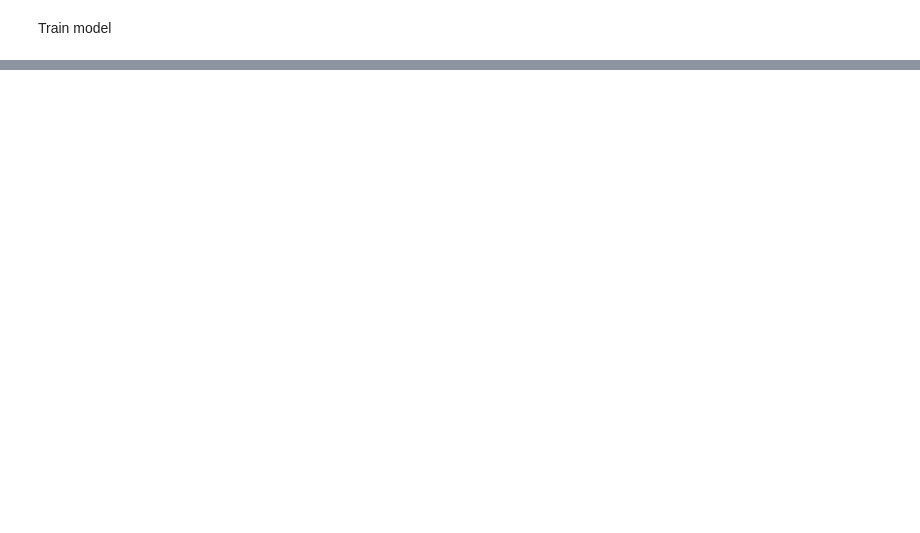
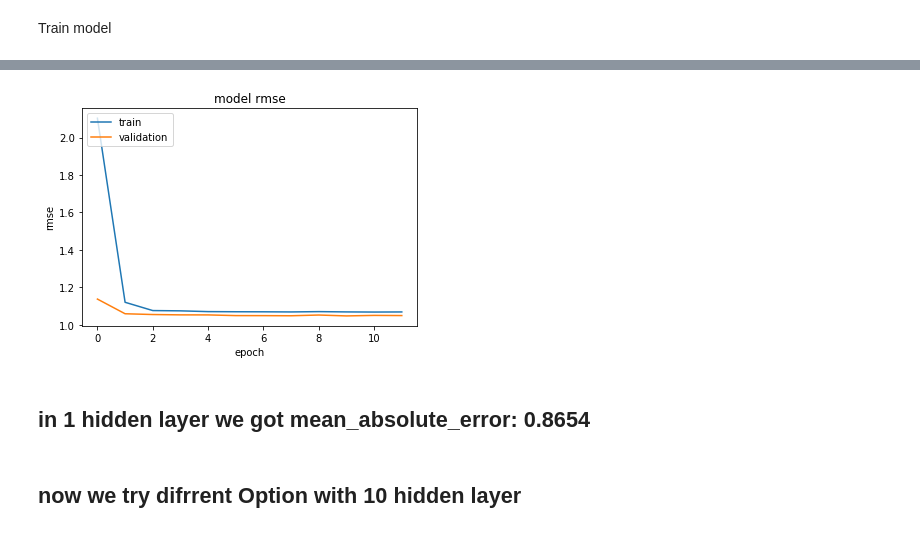
Before and after one commit to yakirzana/commerceTask1, a Jupyter notebook: HW3.ipynb, the cells around one changed output, grey strips where cells are left out. Saved outputs shown, nothing was run; the diff lists cells and outputs as text; code cells hidden in the pictures; blank space fills up the shorter version.

```diff
--- a/HW3.ipynb
+++ b/HW3.ipynb
@@ -188,0 +198,31 @@ plt.show()
+# %%
+def get_ncf_model(num_users, num_items, latent_dim,hidden_dim,do):
+    # Input variables
+    user_input = Input(shape=(1,), dtype='int32', name = 'user_input')
+    item_input = Input(shape=(1,), dtype='int32', name = 'item_input')
+
+    MF_Embedding_User = Embedding(input_dim = num_users, output_dim = latent_dim, name = 'user_embedding', input_length=1)
+    MF_Embedding_Item = Embedding(input_dim = num_items, output_dim = latent_dim, name = 'item_embedding', input_length=1)
+
+    # Crucial to flatten an embedding vector!
+    user_latent = Flatten()(MF_Embedding_User(user_input))
+    item_latent = Flatten()(MF_Embedding_Item(item_input))
+
+    # Element-wise product of user and item embeddings
+    conc = Concatenate()([user_latent, item_latent])
+    drop = Dropout(0.5)(conc)
+    hid1 = Dense(hidden_dim, activation='relu')(conc)
+    drop2  = Dropout(do)(hid1)
+    prediction = Dense(1, activation='relu', kernel_initializer='lecun_uniform', name = 'prediction')(drop2)
+
+
+    model = Model(input=[user_input, item_input], output=prediction)
+
+    return model
+# %%
+K_LATENT = 20
+hidden_dim = 1
+do = 0.5
+
+NCF_model = get_ncf_model(max_userid,max_movieid,K_LATENT,hidden_dim,do)
+NCF_model.compile(loss='mse',optimizer=Adamax(),metrics=['mae'])
@@ -188,0 +231,4 @@ plt.show()
+# %%
+callbacks = [EarlyStopping('val_loss', patience=2),
+             ModelCheckpoint(MODEL_WEIGHTS_FILE, save_best_only=True)]
+historyNCF = NCF_model.fit([Users, Movies], Ratings, epochs=12, validation_split=.2, verbose=1, callbacks=callbacks)
@@ -188,0 +253,8 @@ plt.show()
+# %%
+printSumMSE(historyNCF)
+# %% [output]
+[figure, added]
+# %% [markdown]
+## in 1 hidden layer we got mean_absolute_error: 0.8654
+# %% [markdown]
+## now we try difrrent Option with 10 hidden layer
```
Also changed, not shown: parts of 23 cells of this notebook.
